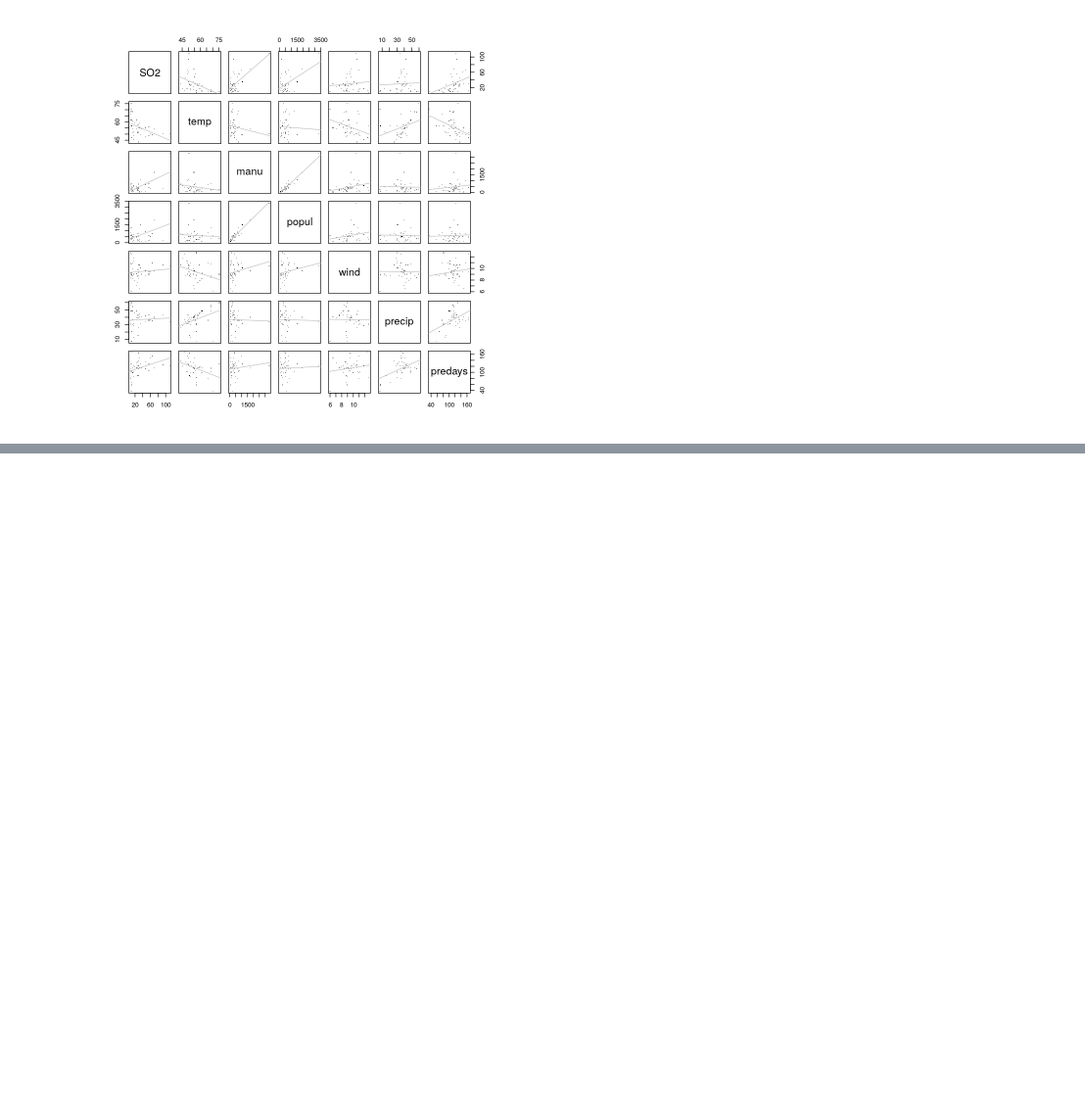
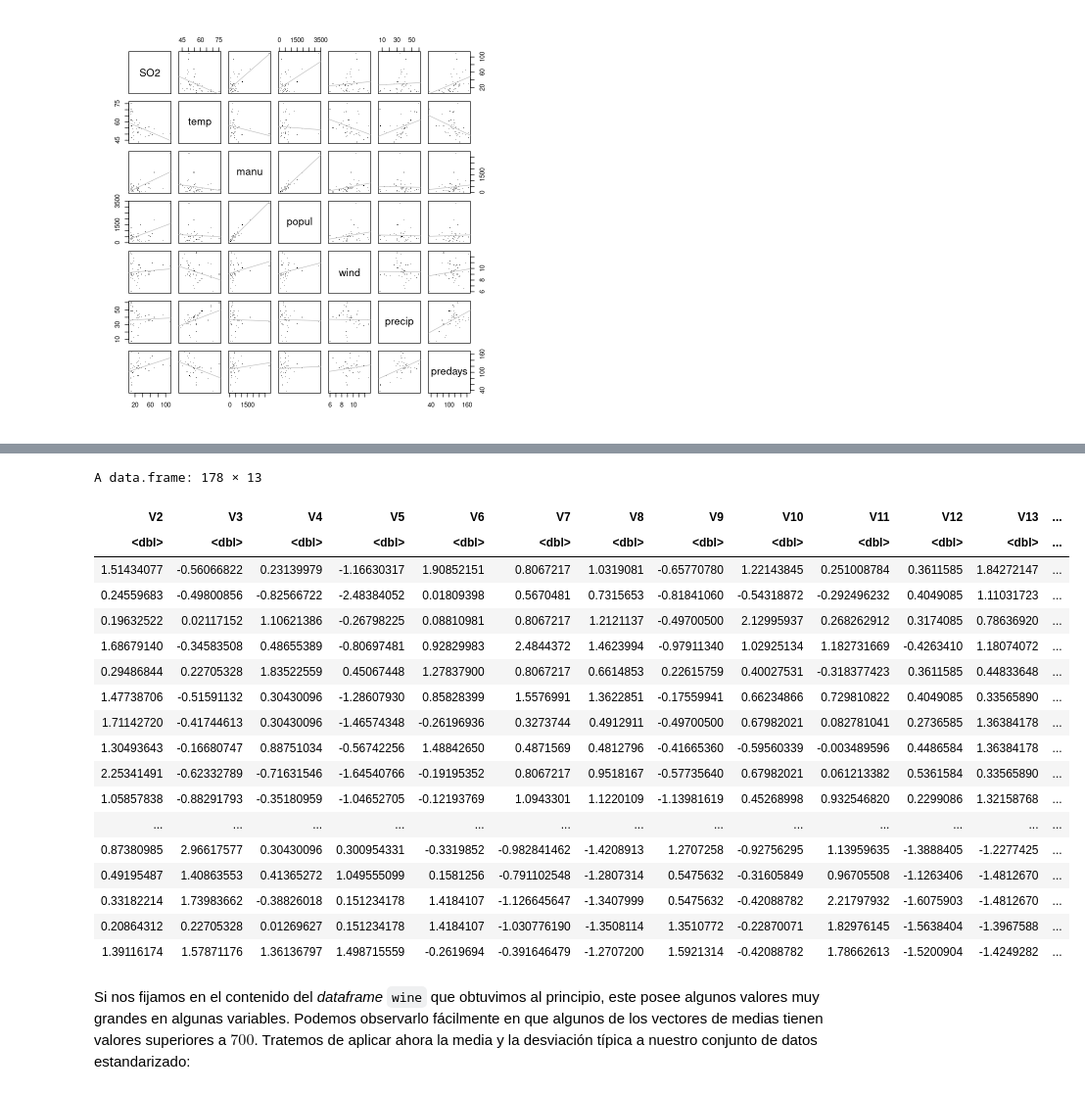
Before and after one commit to fjsaezm/EMV-R, a Jupyter notebook: R.ipynb, the cells around one changed output, grey strips where cells are left out. Shown: that part at 98% size. Saved outputs shown, nothing was run; the diff lists cells and outputs as text; code cells hidden in the pictures; blank space fills up the shorter version.

Commit message:
Añado estandarización de variables

````diff
--- a/R.ipynb
+++ b/R.ipynb
@@ -221,0 +223,25 @@ pairs(USairpollution,
+# %%
+standardised_wine <- as.data.frame(scale(wine[2:14]))
+standardised_wine
+# %% [output]
+A data.frame: 178 × 13
+| V2 | V3 | V4 | V5 | V6 | V7 | V8 | V9 | V10 | V11 | V12 | V13 | ... |
+| <dbl> | <dbl> | <dbl> | <dbl> | <dbl> | <dbl> | <dbl> | <dbl> | <dbl> | <dbl> | <dbl> | <dbl> | ... |
+| 1.51434077 | -0.56066822 | 0.23139979 | -1.16630317 | 1.90852151 | 0.8067217 | 1.0319081 | -0.65770780 | 1.22143845 | 0.251008784 | 0.3611585 | 1.84272147 | ... |
+| 0.24559683 | -0.49800856 | -0.82566722 | -2.48384052 | 0.01809398 | 0.5670481 | 0.7315653 | -0.81841060 | -0.54318872 | -0.292496232 | 0.4049085 | 1.11031723 | ... |
+| 0.19632522 | 0.02117152 | 1.10621386 | -0.26798225 | 0.08810981 | 0.8067217 | 1.2121137 | -0.49700500 | 2.12995937 | 0.268262912 | 0.3174085 | 0.78636920 | ... |
+| 1.68679140 | -0.34583508 | 0.48655389 | -0.80697481 | 0.92829983 | 2.4844372 | 1.4623994 | -0.97911340 | 1.02925134 | 1.182731669 | -0.4263410 | 1.18074072 | ... |
+| 0.29486844 | 0.22705328 | 1.83522559 | 0.45067448 | 1.27837900 | 0.8067217 | 0.6614853 | 0.22615759 | 0.40027531 | -0.318377423 | 0.3611585 | 0.44833648 | ... |
+| 1.47738706 | -0.51591132 | 0.30430096 | -1.28607930 | 0.85828399 | 1.5576991 | 1.3622851 | -0.17559941 | 0.66234866 | 0.729810822 | 0.4049085 | 0.33565890 | ... |
+| 1.71142720 | -0.41744613 | 0.30430096 | -1.46574348 | -0.26196936 | 0.3273744 | 0.4912911 | -0.49700500 | 0.67982021 | 0.082781041 | 0.2736585 | 1.36384178 | ... |
+| 1.30493643 | -0.16680747 | 0.88751034 | -0.56742256 | 1.48842650 | 0.4871569 | 0.4812796 | -0.41665360 | -0.59560339 | -0.003489596 | 0.4486584 | 1.36384178 | ... |
+| 2.25341491 | -0.62332789 | -0.71631546 | -1.64540766 | -0.19195352 | 0.8067217 | 0.9518167 | -0.57735640 | 0.67982021 | 0.061213382 | 0.5361584 | 0.33565890 | ... |
+| 1.05857838 | -0.88291793 | -0.35180959 | -1.04652705 | -0.12193769 | 1.0943301 | 1.1220109 | -1.13981619 | 0.45268998 | 0.932546820 | 0.2299086 | 1.32158768 | ... |
+| ... | ... | ... | ... | ... | ... | ... | ... | ... | ... | ... | ... | ... |
+| 0.87380985 | 2.96617577 | 0.30430096 | 0.300954331 | -0.3319852 | -0.982841462 | -1.4208913 | 1.2707258 | -0.92756295 | 1.13959635 | -1.3888405 | -1.2277425 | ... |
+| 0.49195487 | 1.40863553 | 0.41365272 | 1.049555099 | 0.1581256 | -0.791102548 | -1.2807314 | 0.5475632 | -0.31605849 | 0.96705508 | -1.1263406 | -1.4812670 | ... |
+| 0.33182214 | 1.73983662 | -0.38826018 | 0.151234178 | 1.4184107 | -1.126645647 | -1.3407999 | 0.5475632 | -0.42088782 | 2.21797932 | -1.6075903 | -1.4812670 | ... |
+| 0.20864312 | 0.22705328 | 0.01269627 | 0.151234178 | 1.4184107 | -1.030776190 | -1.3508114 | 1.3510772 | -0.22870071 | 1.82976145 | -1.5638404 | -1.3967588 | ... |
+| 1.39116174 | 1.57871176 | 1.36136797 | 1.498715559 | -0.2619694 | -0.391646479 | -1.2707200 | 1.5921314 | -0.42088782 | 1.78662613 | -1.5200904 | -1.4249282 | ... |
+# %% [markdown]
+Si nos fijamos en el contenido del *dataframe* ```wine``` que obtuvimos al principio, este posee algunos valores muy grandes en algunas variables. Podemos observarlo fácilmente en que algunos de los vectores de medias tienen valores superiores a $700$. Tratemos de aplicar ahora la media y la desviación típica a nuestro conjunto de datos estandarizado:
````
Also changed, not shown: parts of 5 cells of this notebook.
